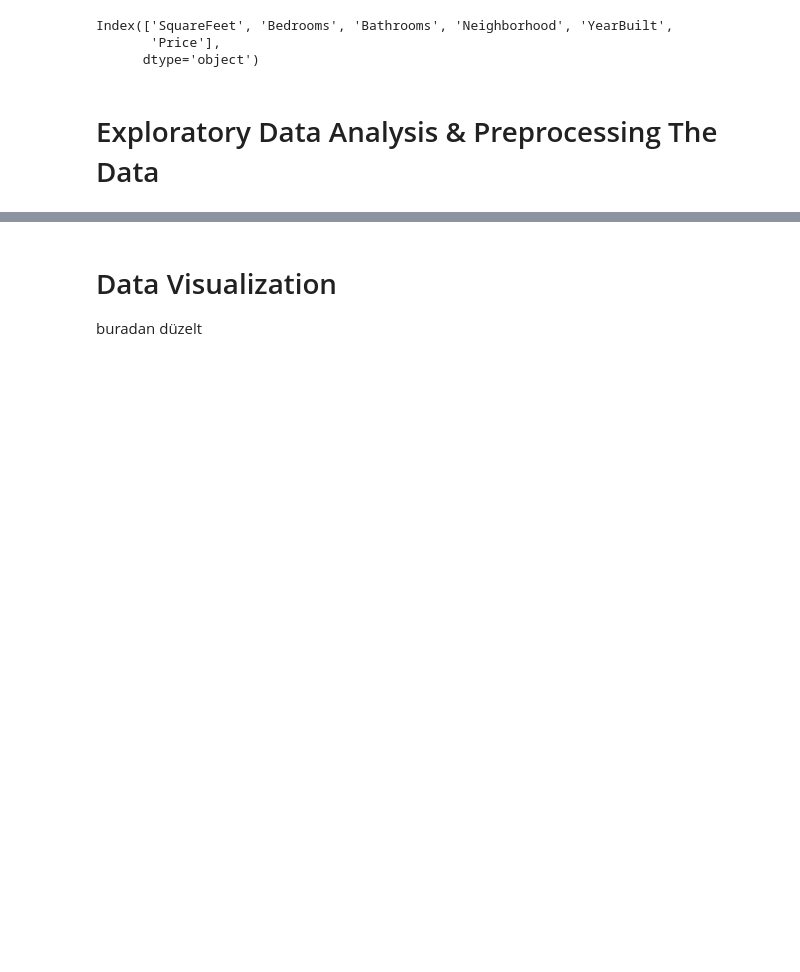
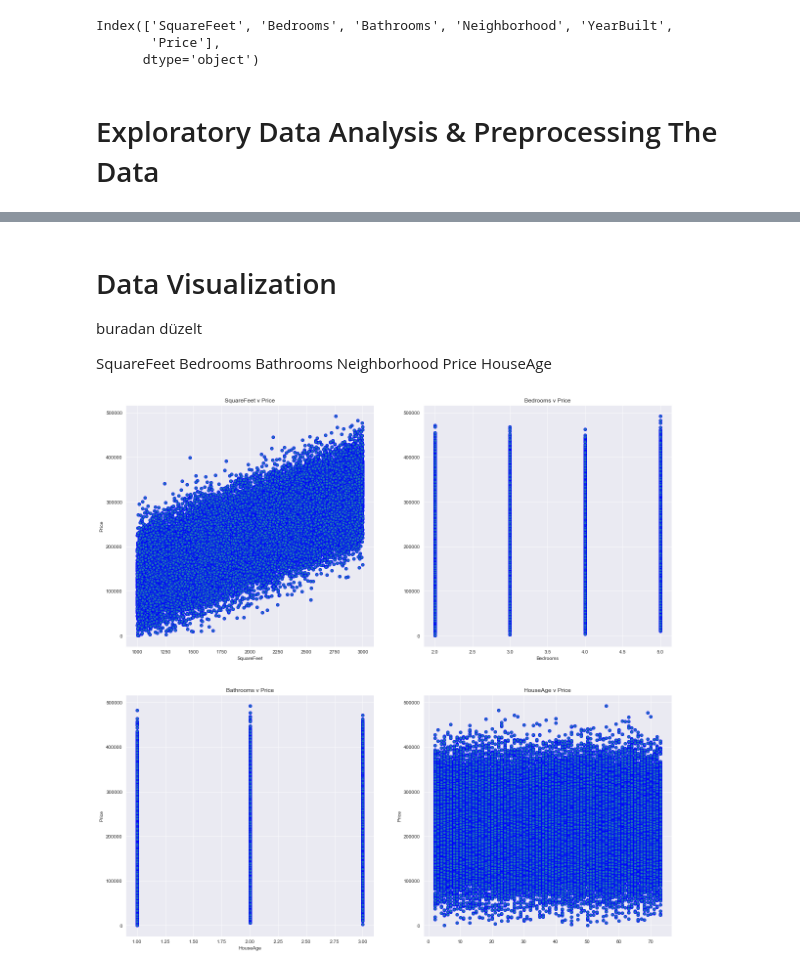
Before and after one commit to betulavcil/Data-Science-Academy-Notes, a Jupyter notebook: homeworks/homework_3.ipynb, the cells around one changed output, grey strips where cells are left out. Cells and saved outputs as stored; diff of their text form; code cells hidden in the pictures; blank space fills up the shorter version.

```diff
--- a/homeworks/homework_3.ipynb
+++ b/homeworks/homework_3.ipynb
@@ -161,56 +161,39 @@ housing_price_dataset.head()
 # Data Visualization
 
 buradan düzelt
+
+SquareFeet	Bedrooms	Bathrooms	Neighborhood	Price	HouseAge
 # %%
 # Suplots of numeric features v price
 sns.set_style('darkgrid')
-f, axes = plt.subplots(4,2, figsize = (20,30))
+f, axes = plt.subplots(2,2, figsize = (20,20))
 
 # Plot [0,0]
-axes[0,0].scatter(x = 'Rooms', y = 'Price', data = data, edgecolor = 'b')
-axes[0,0].set_xlabel('Rooms')
+axes[0,0].scatter(x = 'SquareFeet', y = 'Price', data = housing_price_dataset, edgecolor = 'b')
+axes[0,0].set_xlabel('SquareFeet')
 axes[0,0].set_ylabel('Price')
-axes[0,0].set_title('Rooms v Price')
+axes[0,0].set_title('SquareFeet v Price')
 
 # Plot [0,1]
-axes[0,1].scatter(x = 'Distance', y = 'Price', data = data, edgecolor = 'b')
-axes[0,1].set_xlabel('Distance')
+axes[0,1].scatter(x = 'Bedrooms', y = 'Price', data = housing_price_dataset, edgecolor = 'b')
+axes[0,1].set_xlabel('Bedrooms')
 # axes[0,1].set_ylabel('Price')
-axes[0,1].set_title('Distance v Price')
+axes[0,1].set_title('Bedrooms v Price')
 
 # Plot [1,0]
-axes[1,0].scatter(x = 'Bathroom', y = 'Price', data = data, edgecolor = 'b')
-axes[1,0].set_xlabel('Bathroom')
+axes[1,0].scatter(x = 'Bathrooms', y = 'Price', data = housing_price_dataset, edgecolor = 'b')
+axes[1,0].set_xlabel('Bathrooms')
 axes[1,0].set_ylabel('Price')
-axes[1,0].set_title('Bathroom v Price')
+axes[1,0].set_title('Bathrooms v Price')
 # Plot [1,1]
-axes[1,1].scatter(x = 'Car', y = 'Price', data = data, edgecolor = 'b')
-axes[1,0].set_xlabel('Car')
+axes[1,1].scatter(x = 'HouseAge', y = 'Price', data = housing_price_dataset, edgecolor = 'b')
+axes[1,0].set_xlabel('HouseAge')
 axes[1,1].set_ylabel('Price')
-axes[1,1].set_title('Car v Price')
+axes[1,1].set_title('HouseAge v Price')
 
-# Plot [2,0]
-axes[2,0].scatter(x = 'Landsize', y = 'Price', data = data, edgecolor = 'b')
-axes[2,0].set_xlabel('Landsize')
-axes[2,0].set_ylabel('Price')
-axes[2,0].set_title('Landsize v  Price')
 
-# Plot [2,1]
-axes[2,1].scatter(x = 'BuildingArea', y = 'Price', data = data, edgecolor = 'b')
-axes[2,1].set_xlabel('BuildingArea')
-axes[2,1].set_ylabel('BuildingArea')
-axes[2,1].set_title('BuildingArea v Price')
-
-# Plot [3,0]
-axes[3,0].scatter(x = 'Age', y = 'Price', data = data, edgecolor = 'b')
-axes[3,0].set_xlabel('Age')
-axes[3,0].set_ylabel('Price')
-axes[3,0].set_ylabel('Age v Price')
-# Plot [3,1]
-axes[3,1].scatter(x = 'Propertycount', y = 'Price', data = data, edgecolor = 'b')
-axes[3,1].set_xlabel('Propertycount')
-#axes[3,1].set_ylabel('Price')
-axes[3,1].set_title('Property Count v Price')
 
 plt.show()
+# %% [output]
+[figure, added]
 # %%
```
Also changed, not shown: parts of 13 cells of this notebook.
